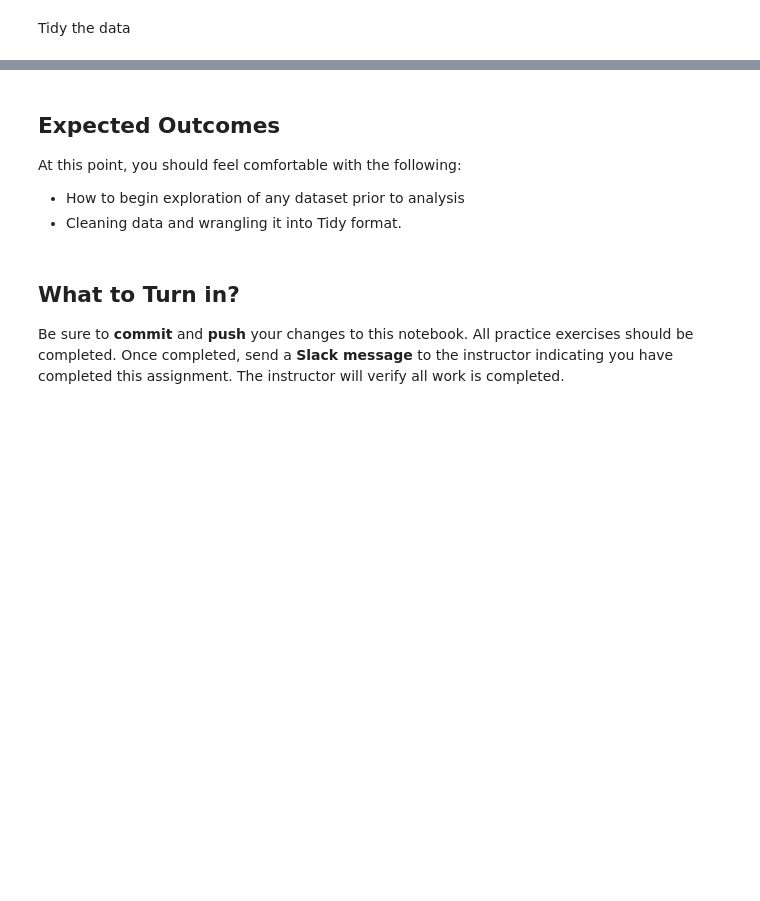
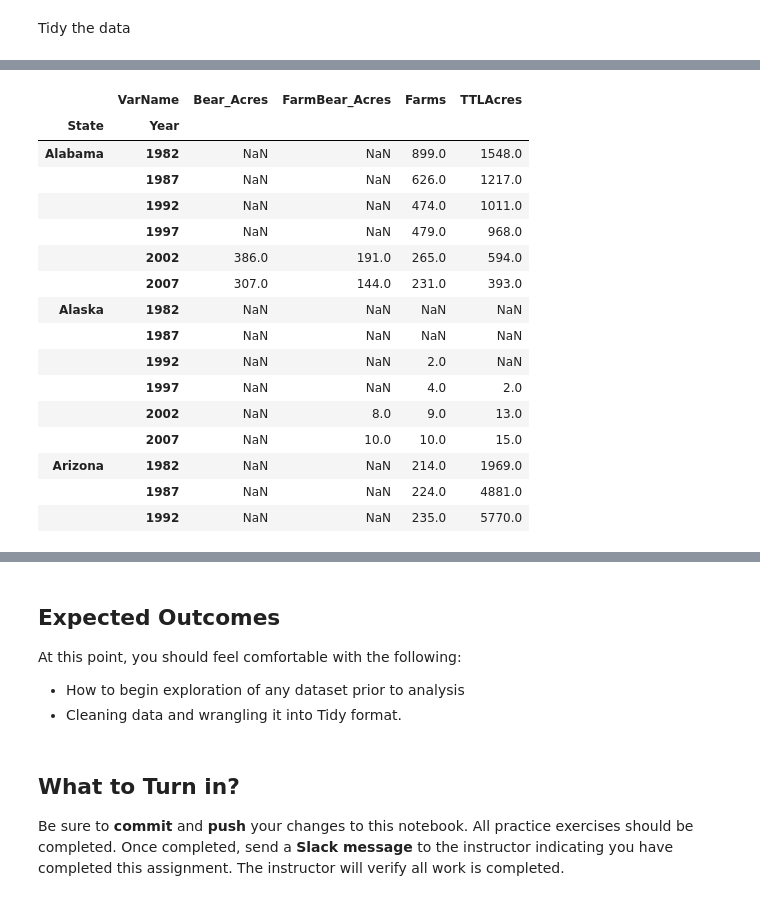
Before and after one commit to edomsic/Data-Analytics-With-Python, a Jupyter notebook: Module2-Data_Analytics/A06-Data_Wrangling.ipynb, the cells around one changed output, grey strips where cells are left out. Cells and saved outputs as stored; diff of their text form; code cells hidden in the pictures; blank space fills up the shorter version.

```diff
--- a/Module2-Data_Analytics/A06-Data_Wrangling.ipynb
+++ b/Module2-Data_Analytics/A06-Data_Wrangling.ipynb
@@ -423,0 +478,5 @@ Clean the data if needed
+# %%
+#change data type
+apple2.iloc[:,1:18]= apple2.iloc[:,1:18].astype(float)
+
+apple2.dtypes
@@ -424,2 +514,7 @@ Clean the data if needed
 # %% [markdown]
 Tidy the data
+# %%
+#Melt the data several times to generate appropriate data frames
+apple_melt1 = pd.melt(apple2, id_vars='State', var_name='Year',
+                      value_name='Farms', ignore_index=True)
+apple_melt1.head(15)
@@ -425,0 +538,7 @@ Tidy the data
+# %%
+#Melt 2
+split_df = apple_melt1["Year"].str.split("_", n=1, expand=True)
+apple_melt2 = pd.concat([apple_melt1, split_df], axis=1)
+apple_melt2.head(10)
+apple_melt2.columns = ["State", "Year_VarName", "Value", "Year", "VarName"]
+apple_melt2.head(15)
@@ -425,0 +562,5 @@ Tidy the data
+# %%
+#Drop unnecessary yeavarname
+
+apple_melt2.drop("Year_VarName", inplace=True, axis=1)
+apple_melt2.head(15)
@@ -425,0 +584,22 @@ Tidy the data
+# %%
+apple_tidy = pd.pivot(apple_melt2, index=["State", "Year"], columns = "VarName", values="Value")
+
+apple_tidy.head(15)
+# %% [output]
+|  | VarName | Bear_Acres | FarmBear_Acres | Farms | TTLAcres |
+| State | Year |  |  |  |  |
+| Alabama | 1982 | NaN | NaN | 899.0 | 1548.0 |
+|  | 1987 | NaN | NaN | 626.0 | 1217.0 |
+|  | 1992 | NaN | NaN | 474.0 | 1011.0 |
+|  | 1997 | NaN | NaN | 479.0 | 968.0 |
+|  | 2002 | 386.0 | 191.0 | 265.0 | 594.0 |
+|  | 2007 | 307.0 | 144.0 | 231.0 | 393.0 |
+| Alaska | 1982 | NaN | NaN | NaN | NaN |
+|  | 1987 | NaN | NaN | NaN | NaN |
+|  | 1992 | NaN | NaN | 2.0 | NaN |
+|  | 1997 | NaN | NaN | 4.0 | 2.0 |
+|  | 2002 | NaN | 8.0 | 9.0 | 13.0 |
+|  | 2007 | NaN | 10.0 | 10.0 | 15.0 |
+| Arizona | 1982 | NaN | NaN | 214.0 | 1969.0 |
+|  | 1987 | NaN | NaN | 224.0 | 4881.0 |
+|  | 1992 | NaN | NaN | 235.0 | 5770.0 |
```
Also changed, not shown: parts of 12 cells of this notebook, 2 other files.
